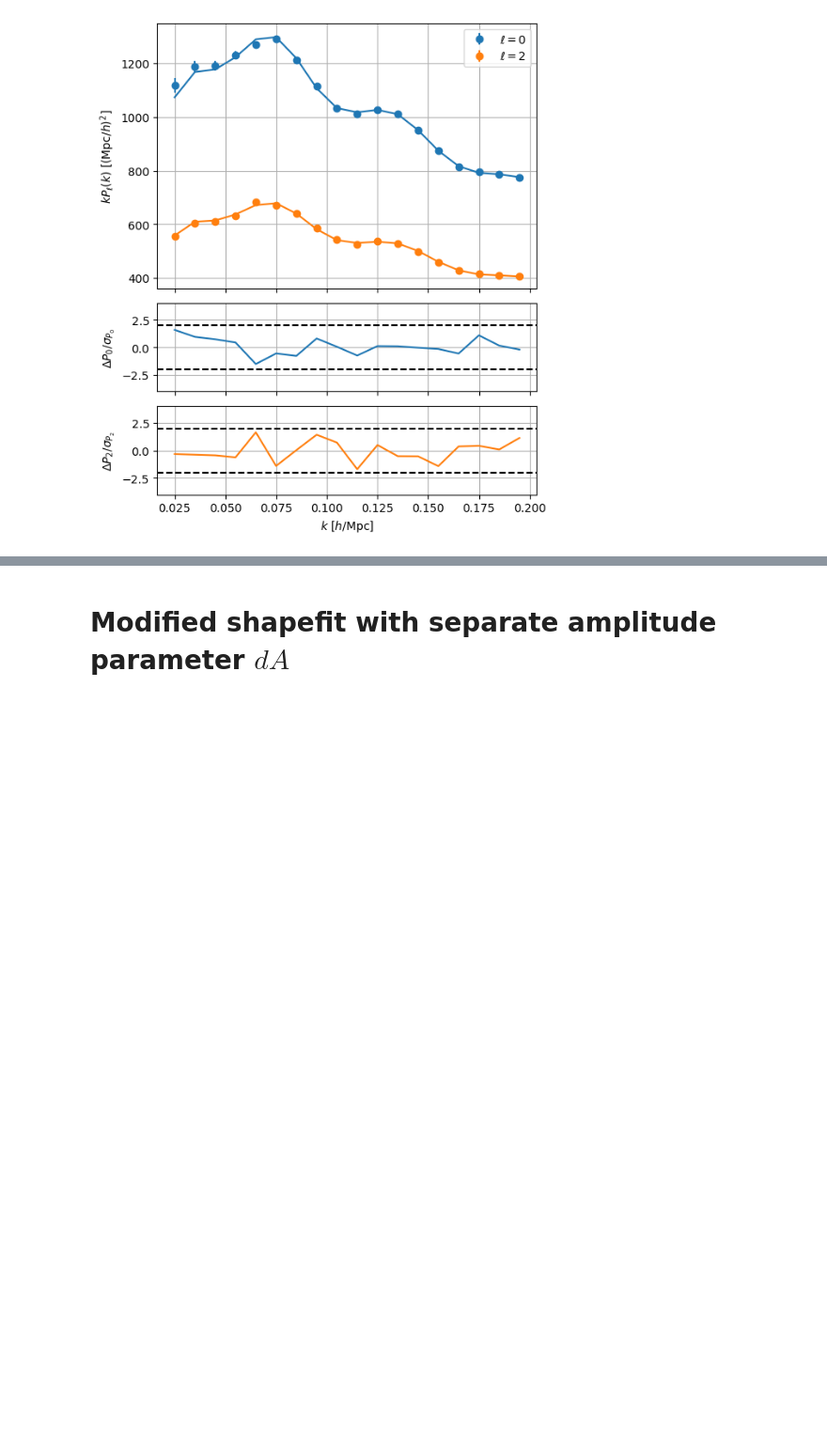
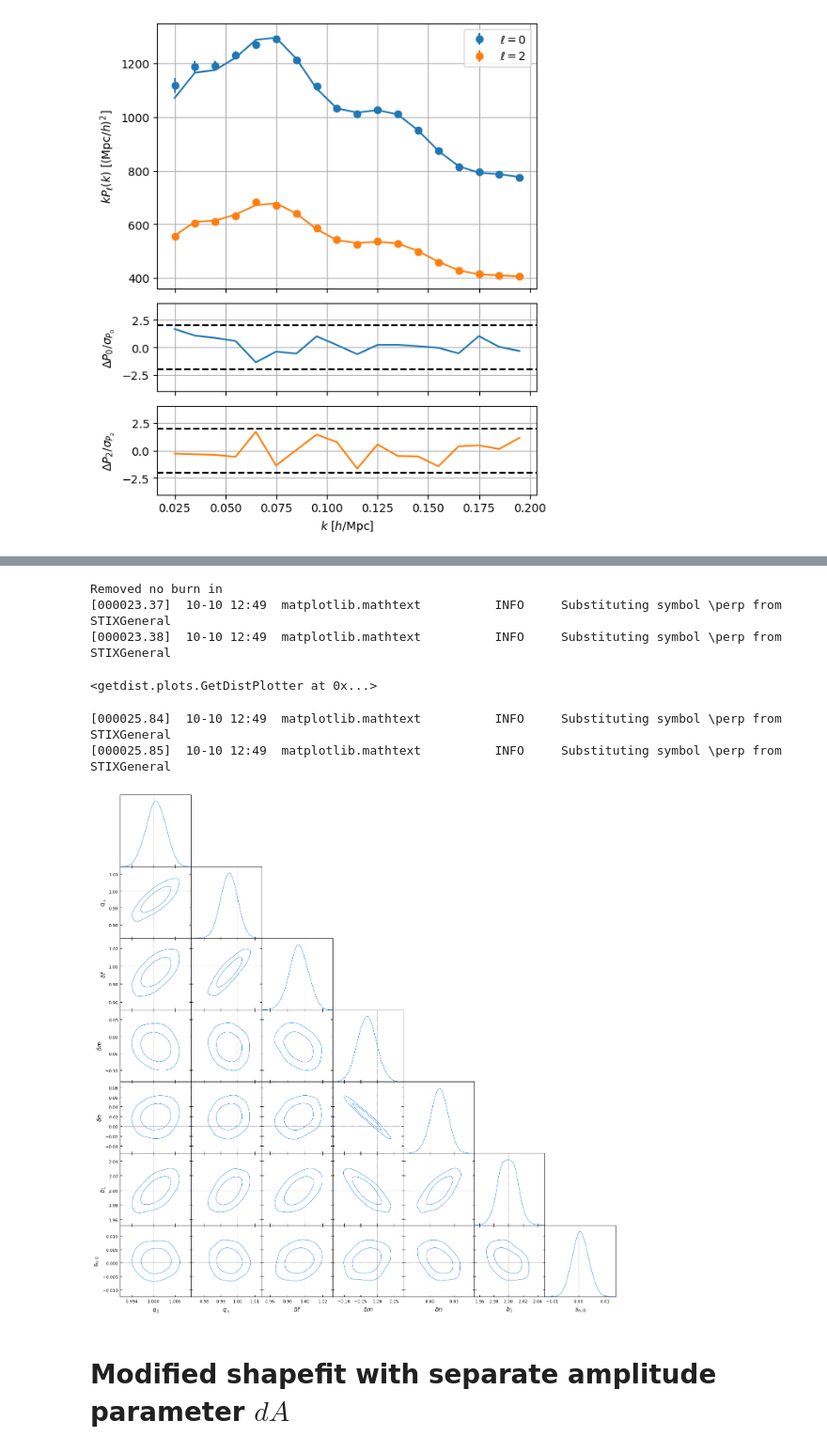
Before and after one commit to dforero0896/desilike, a Jupyter notebook: nb/fs_shapefit_examples.ipynb, the cells around one changed output, grey strips where cells are left out. Shown at 94% size. Drawn from its saved outputs; the diff is of its cells as text; code cells hidden in the pictures; blank space fills up the shorter version.

```diff
--- a/nb/fs_shapefit_examples.ipynb
+++ b/nb/fs_shapefit_examples.ipynb
@@ -206,0 +303,3 @@ Removed no burn in
+# %%
+chain = samples.remove_burnin(0.5)[::10]
+print(chain.to_stats(tablefmt='pretty'))
@@ -207,3 +318,14 @@ Removed no burn in
+# %%
+from desilike.samples import plotting
+plotting.plot_triangle(chain, markers={'qpar': 1., 'qper': 1., 'df': 1., 'dm': 0., 'b1': b, 'sn0': 0., 'dn':0.})
+# %% [output]
+Removed no burn in
+[000023.37]  10-10 12:49  matplotlib.mathtext          INFO     Substituting symbol \perp from STIXGeneral
+[000023.38]  10-10 12:49  matplotlib.mathtext          INFO     Substituting symbol \perp from STIXGeneral
+<getdist.plots.GetDistPlotter at 0x...>
+[000025.84]  10-10 12:49  matplotlib.mathtext          INFO     Substituting symbol \perp from STIXGeneral
+[000025.85]  10-10 12:49  matplotlib.mathtext          INFO     Substituting symbol \perp from STIXGeneral
+[figure, added]
 # %% [markdown]
 # Modified shapefit with separate amplitude parameter $dA$
 # %% [markdown]
```
Also changed, not shown: parts of 15 cells of this notebook, 3 other files.
